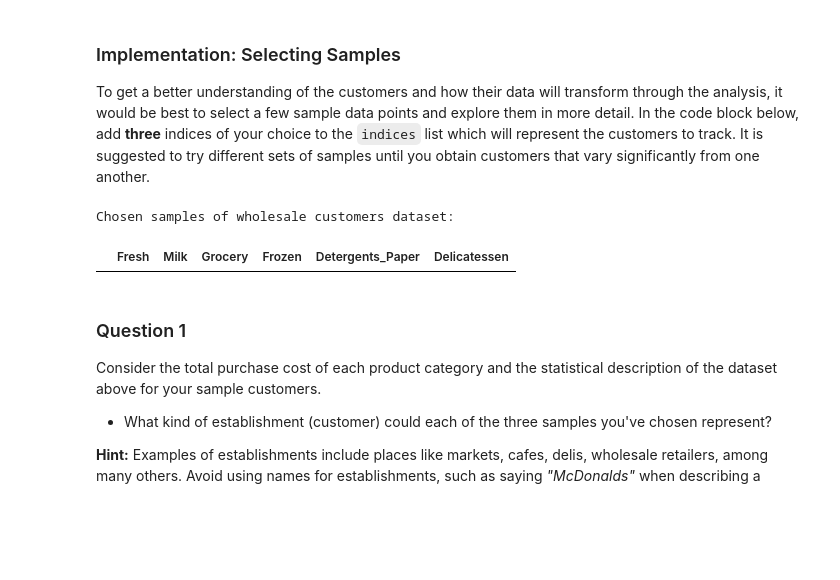
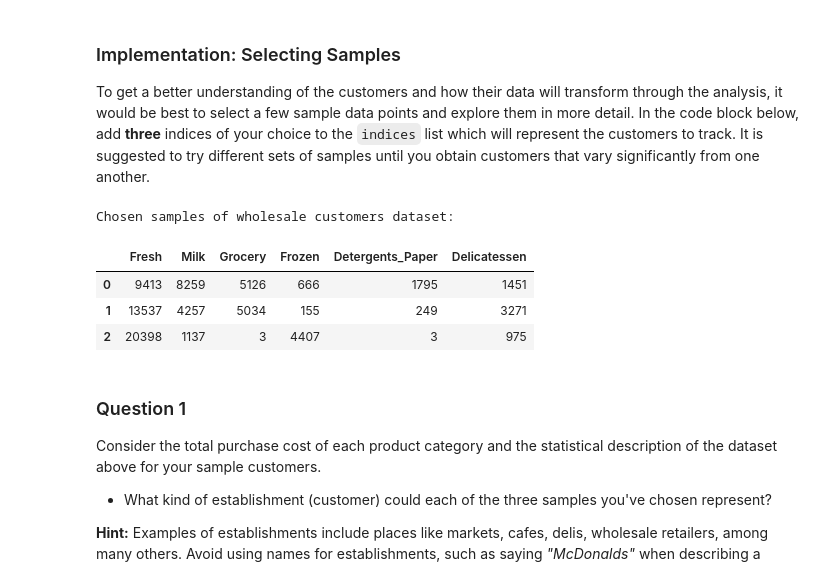
Before and after one commit to deepaksharma1992/Machine-Learning-Basics-Nanodegree, a Jupyter notebook: customer_segments/customer_segments.ipynb, the cells around one changed output. Saved outputs shown, nothing was run; the diff lists cells and outputs as text; code cells hidden in the pictures; blank space fills up the shorter version.

```diff
--- a/customer_segments/customer_segments.ipynb
+++ b/customer_segments/customer_segments.ipynb
@@ -60,15 +60,18 @@ display(data.describe())
 To get a better understanding of the customers and how their data will transform through the analysis, it would be best to select a few sample data points and explore them in more detail. In the code block below, add **three** indices of your choice to the `indices` list which will represent the customers to track. It is suggested to try different sets of samples until you obtain customers that vary significantly from one another.
 # %%
 # TODO: Select three indices of your choice you wish to sample from the dataset
-indices = []
+indices = [5,138,75]
 
 # Create a DataFrame of the chosen samples
 samples = pd.DataFrame(data.loc[indices], columns = data.keys()).reset_index(drop = True)
 print "Chosen samples of wholesale customers dataset:"
 display(samples)
 # %% [output]
 Chosen samples of wholesale customers dataset:
 |  | Fresh | Milk | Grocery | Frozen | Detergents_Paper | Delicatessen |
+| 0 | 9413 | 8259 | 5126 | 666 | 1795 | 1451 |
+| 1 | 13537 | 4257 | 5034 | 155 | 249 | 3271 |
+| 2 | 20398 | 1137 | 3 | 4407 | 3 | 975 |
 # %% [markdown]
 ### Question 1
 Consider the total purchase cost of each product category and the statistical description of the dataset above for your sample customers.
```
Also changed, not shown: parts of 38 cells of this notebook, 6 other files.
